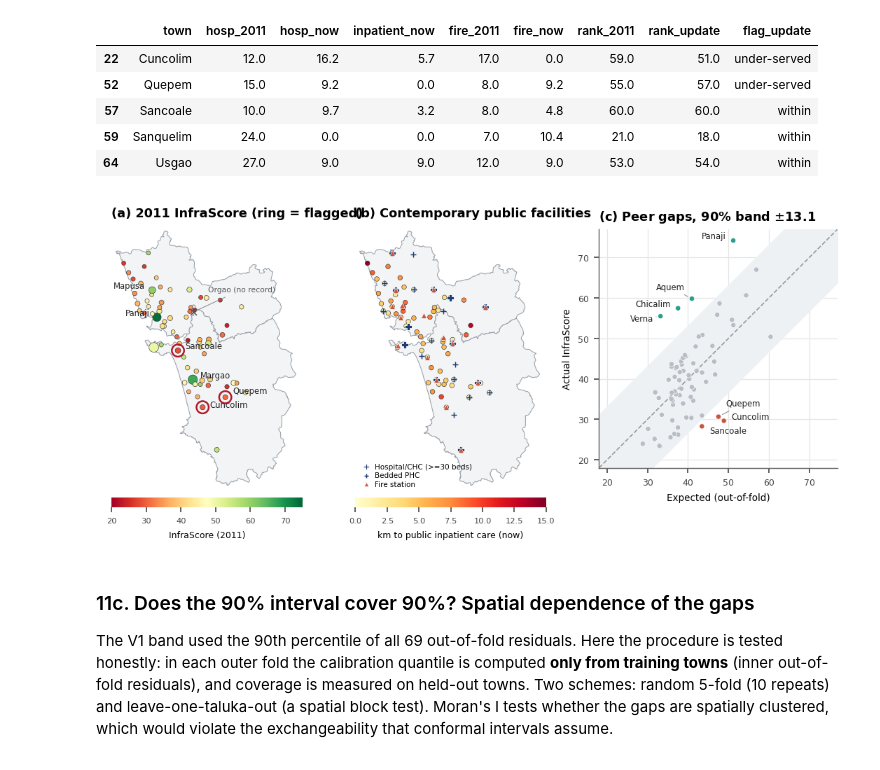
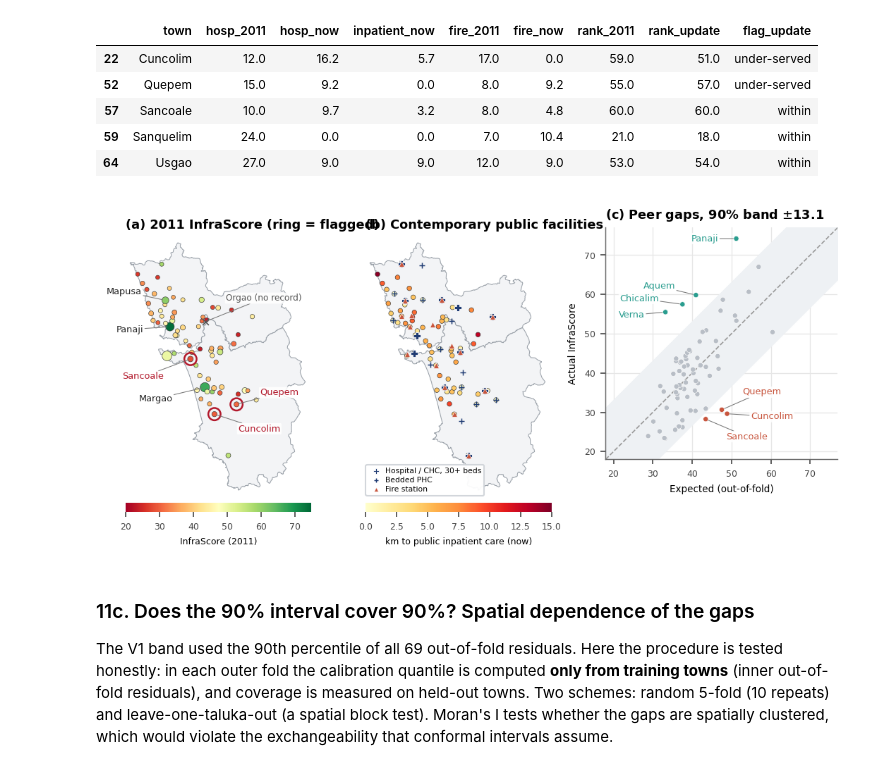
Before and after one commit to Pratikk02/InfraScore-Goa, a Jupyter notebook: InfraScore_Goa_Final.ipynb, the cells around one changed output. Cells and saved outputs as stored; diff of their text form; code cells hidden in the pictures.

```diff
--- a/InfraScore_Goa_Final.ipynb
+++ b/InfraScore_Goa_Final.ipynb
@@ -1650,52 +1685,67 @@ def draw_goa(ax):
 
 gap_by_code = GAP.set_index("census_code")
 FLAG_UNDER = TC.census_code.map(gap_by_code.flag).eq("Significantly under-served").values
-fig, axes = plt.subplots(1, 3, figsize=(COL2, 3.6), gridspec_kw={"width_ratios": [1, 1, 1.25]})
+fig, axes = plt.subplots(1, 3, figsize=(COL2, 3.8), gridspec_kw={"width_ratios": [1, 1, 1.25]})
 ax = axes[0]
 draw_goa(ax)
 sc = ax.scatter(LON, LAT, c=IS0, cmap="RdYlGn", vmin=20, vmax=75, s=6 + F.population / 2500, ec="#333333", lw=0.3, zorder=3)
 ax.scatter(LON[FLAG_UNDER], LAT[FLAG_UNDER], s=70, facecolors="none", ec="#b2182b", lw=1.2, zorder=4)
 ax.scatter([orgao.lon], [orgao.lat], marker="x", s=18, color="#555555", lw=0.8, zorder=4)
-lab = list(np.where(FLAG_UNDER)[0]) + list(F.index[F.town.isin(["Panaji", "Margao", "Mapusa"])])
-label_points(ax, LON[lab], LAT[lab], F.town.values[lab].tolist(), fontsize=5.6,
-             sides=["l" if F.town.values[k] in ("Panaji", "Mapusa") else "r" for k in lab])
-ax.annotate("Orgao (no record)", (orgao.lon, orgao.lat), xytext=(10, 14), textcoords="offset points", fontsize=5.2, color="#555555",
-            arrowprops=dict(arrowstyle="-", color="#8a8a8a", lw=0.5))
-cb = fig.colorbar(sc, ax=ax, orientation="horizontal", fraction=0.04, pad=0.02); cb.ax.tick_params(labelsize=5.5)
+
+
+def put(ax, x, y, text, dx, dy, color="#222222", size=6.2):
+    """Label a point at a fixed offset (points) with a thin leader line and a white halo, so labels never sit on markers."""
+    ax.annotate(text, (x, y), xytext=(dx, dy), textcoords="offset points", fontsize=size, color=color,
+                ha="right" if dx < 0 else "left", va="center", zorder=6,
+                bbox=dict(boxstyle="round,pad=0.12", fc="white", ec="none", alpha=0.85),
+                arrowprops=dict(arrowstyle="-", color="#777777", lw=0.5, shrinkA=0, shrinkB=2))
+
+
+MAP_OFFSETS = {"Mapusa": (-16, 6), "Panaji": (-18, -2), "Sancoale": (-18, -12), "Margao": (-22, -8),
+               "Quepem": (16, 8), "Cuncolim": (16, -10)}
+for name, (dx, dy) in MAP_OFFSETS.items():
+    k = F.index[F.town == name][0]
+    put(ax, LON[k], LAT[k], name, dx, dy, color="#b2182b" if FLAG_UNDER[k] else "#222222")
+put(ax, orgao.lon, orgao.lat, "Orgao (no record)", 14, 16, color="#555555", size=5.8)
+cb = fig.colorbar(sc, ax=ax, orientation="horizontal", fraction=0.04, pad=0.02); cb.ax.tick_params(labelsize=6)
 cb.set_label("InfraScore (2011)", fontsize=6); cb.outline.set_visible(False)
 ax.set_title("(a) 2011 InfraScore (ring = flagged)", fontsize=7)
 
 ax = axes[1]
 draw_goa(ax)
 sc2 = ax.scatter(LON, LAT, c=NOW.inpatient_now, cmap="YlOrRd", vmin=0, vmax=15, s=10, ec="#333333", lw=0.3, zorder=3)
 h = HOSP_NOW
-ax.scatter(h.lon, h.lat, marker="P", s=26, color="#1f3b73", ec="white", lw=0.4, zorder=5, label="Hospital/CHC (>=30 beds)")
+ax.scatter(h.lon, h.lat, marker="P", s=26, color="#1f3b73", ec="white", lw=0.4, zorder=5, label="Hospital / CHC, 30+ beds")
 p = INPT_NOW[INPT_NOW.functional_beds.fillna(999) < 30]
 ax.scatter(p.lon, p.lat, marker="+", s=16, color="#1f3b73", lw=0.7, zorder=5, label="Bedded PHC")
 ax.scatter(FIRE_NOW.lon, FIRE_NOW.lat, marker="^", s=14, color="#c8553d", ec="white", lw=0.3, zorder=5, label="Fire station")
-cb2 = fig.colorbar(sc2, ax=ax, orientation="horizontal", fraction=0.04, pad=0.02); cb2.ax.tick_params(labelsize=5.5)
+cb2 = fig.colorbar(sc2, ax=ax, orientation="horizontal", fraction=0.04, pad=0.02); cb2.ax.tick_params(labelsize=6)
 cb2.set_label("km to public inpatient care (now)", fontsize=6); cb2.outline.set_visible(False)
-ax.legend(loc="lower left", fontsize=5, handletextpad=0.2, borderaxespad=0.1, labelspacing=0.25, markerscale=0.8)
+ax.legend(loc="lower left", fontsize=5.2, handletextpad=0.2, borderaxespad=0.0, labelspacing=0.3, markerscale=0.8,
+          frameon=True, framealpha=0.95, facecolor="white", edgecolor="#d0d4d9", borderpad=0.35)
 ax.set_title("(b) Contemporary public facilities", fontsize=7)
 
 ax = axes[2]
 FLAG_COL2 = {"Significantly under-served": "#c8553d", "Significantly over-performing": "#2a9d8f", "Within expected range": GREY}
 lo_, hi_ = 18, 77
 xx = np.linspace(lo_, hi_, 10)
 ax.fill_between(xx, xx - q90, xx + q90, color="#eef1f4", zorder=1)
 ax.plot(xx, xx, "--", color="#999999", lw=0.8, zorder=2)
 ax.scatter(GAP.expected, GAP.infrascore, c=GAP.flag.map(FLAG_COL2), s=12, ec="white", lw=0.3, zorder=3)
 labg = GAP[GAP.flag != "Within expected range"]
-label_points(ax, labg.expected.values, labg.infrascore.values, labg.town.tolist(), fontsize=5.6,
-             sides=["l" if f == "Significantly over-performing" else "r" for f in labg.flag])
+GAP_OFFSETS = {"Panaji": (-12, 0), "Aquem": (-14, 6), "Chicalim": (-16, 4), "Verna": (-14, -2),
+               "Quepem": (14, 12), "Cuncolim": (16, -2), "Sancoale": (14, -12)}
+for _, r_ in labg.iterrows():
+    dx, dy = GAP_OFFSETS.get(r_.town, (12, 0) if r_.flag == "Significantly under-served" else (-12, 0))
+    put(ax, r_.expected, r_.infrascore, r_.town, dx, dy, color=FLAG_COL2[r_.flag])
 ax.set_xlim(lo_, hi_); ax.set_ylim(lo_, hi_); ax.set_aspect("equal", adjustable="box")
 ax.set_xlabel("Expected (out-of-fold)", fontsize=6.5); ax.set_ylabel("Actual InfraScore", fontsize=6.5)
 ax.tick_params(labelsize=6)
 ax.set_title(f"(c) Peer gaps, 90% band $\\pm${q90:.1f}", fontsize=7)
 fig.tight_layout(w_pad=0.6)
 savefig(fig, "fig11_map_contemporary_gaps.png")
 # %% [output]
-[figure, old version]
+[figure, new version]
 # %% [markdown]
 ### 11c. Does the 90% interval cover 90%? Spatial dependence of the gaps
 
```
Also changed, not shown: parts of 16 cells of this notebook, 34 other files.
